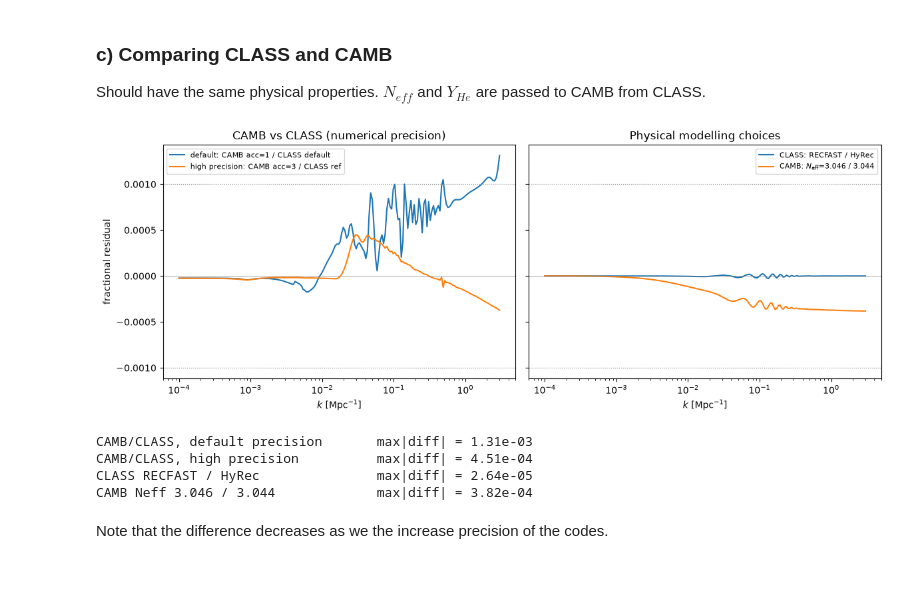
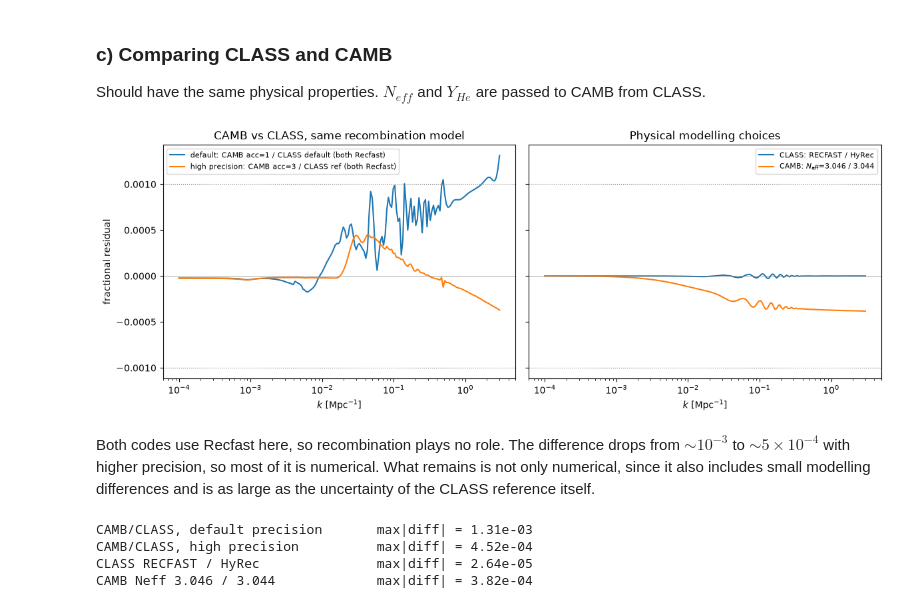
Before and after one commit to HugoDinizz/EP2, a Jupyter notebook: E5/exercise_5.ipynb, the cells around one changed output. Saved outputs shown, nothing was run; the diff lists cells and outputs as text; code cells hidden in the pictures; blank space fills up the shorter version.

```diff
--- a/E5/exercise_5.ipynb
+++ b/E5/exercise_5.ipynb
@@ -240,11 +240,16 @@ def pk_camb(acc=1, nnu=Neff):
     PK = res.get_matter_power_interpolator(nonlinear=False, var1='delta_tot', var2='delta_tot',
                                            hubble_units=False, k_hunit=False)
     return PK.P(0, k_grid)
+# %%
+# Recombination model in CLASS with CAMB model
+pk_class_recfast = pk_run({'recombination': 'RECFAST'})
+pk_ref_recfast = pk_run(dict(ref_settings, recombination='RECFAST')) # high-precision reference with Recfast
+r_recomb = pk_class_recfast/pk_default - 1
 # %%
 # Default settings in each code
 pk_camb_default = pk_camb()
-r_default = pk_camb_default/pk_default - 1
+r_default = pk_camb_default/pk_class_recfast - 1 # same recombination model (Recfast) in both codes
 # %%
-# Increasing precision settings
+# Increasing precision settings, same recombination model in both codes
 pk_camb_hi = pk_camb(acc=3)
-r_hi = pk_camb_hi/pk_ref - 1
+r_hi = pk_camb_hi/pk_ref_recfast - 1
@@ -259,29 +260,32 @@ r_neff = pk_camb_3046/pk_camb_default - 1
 # %%
 fig, (ax1, ax2) = plt.subplots(1, 2, figsize=(12, 4.5), sharey=True)
 
 # Precision settings
-ax1.semilogx(k_grid, r_default, label='default: CAMB acc=1 / CLASS default')
-ax1.semilogx(k_grid, r_hi, label='high precision: CAMB acc=3 / CLASS ref')
-ax1.set_title('CAMB vs CLASS (numerical precision)')
+ax1.semilogx(k_grid, r_default, label='default: CAMB acc=1 / CLASS default (both Recfast)')
+ax1.semilogx(k_grid, r_hi, label='high precision: CAMB acc=3 / CLASS ref (both Recfast)')
+ax1.set_title('CAMB vs CLASS, same recombination model')
 ax1.set_ylabel(r'fractional residual')
 
 # Physical models for neutrinos and recomb.
 ax2.semilogx(k_grid, r_recomb, label='CLASS: RECFAST / HyRec')
 ax2.semilogx(k_grid, r_neff, label=r'CAMB: $N_\mathrm{eff}$=3.046 / 3.044')
 ax2.set_title('Physical modelling choices')
 
 for ax in (ax1, ax2):
     ax.axhline(0, color='gray', lw=0.5)
     for s in (1e-3, -1e-3):
         ax.axhline(s, color='gray', ls=':', lw=0.8)
     ax.set_xlabel(r'$k\ [\mathrm{Mpc}^{-1}]$')
     ax.legend(fontsize=8)
 
 fig.tight_layout()
 fig.savefig(OUT / 'c_camb_vs_class.png', dpi=150)
 plt.show()
 # %% [output]
-[figure, old version]
+[figure, new version]
+# %% [markdown]
+Both codes use Recfast here, so recombination plays no role. The difference drops from $\sim 10^{-3}$ to $\sim 5\times10^{-4}$ with
+higher precision, so most of it is numerical. What remains is not only numerical, since it also includes small modelling differences and is as large as the uncertainty of the CLASS reference itself.
 # %%
 #Values of the plot
 
@@ -295,8 +299,6 @@ for name, r in comparisons.items():
     print(f'{name:35s} max|diff| = {np.abs(r).max():.2e}')
 # %% [output]
 CAMB/CLASS, default precision       max|diff| = 1.31e-03
-CAMB/CLASS, high precision          max|diff| = 4.51e-04
+CAMB/CLASS, high precision          max|diff| = 4.52e-04
 CLASS RECFAST / HyRec               max|diff| = 2.64e-05
 CAMB Neff 3.046 / 3.044             max|diff| = 3.82e-04
-# %% [markdown]
-Note that the difference decreases as we the increase precision of the codes.
```
Also changed, not shown: parts of 1 cell of this notebook, 3 other files.
